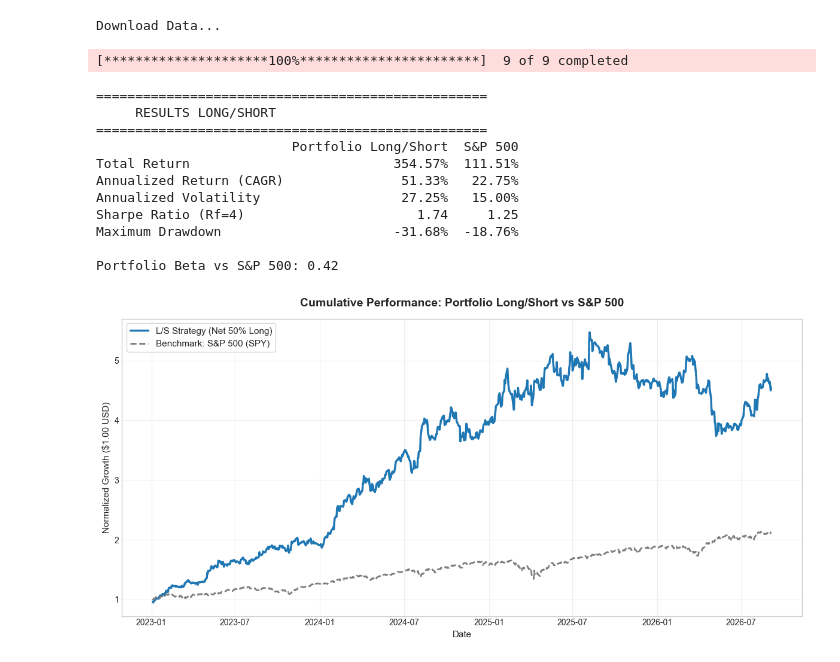
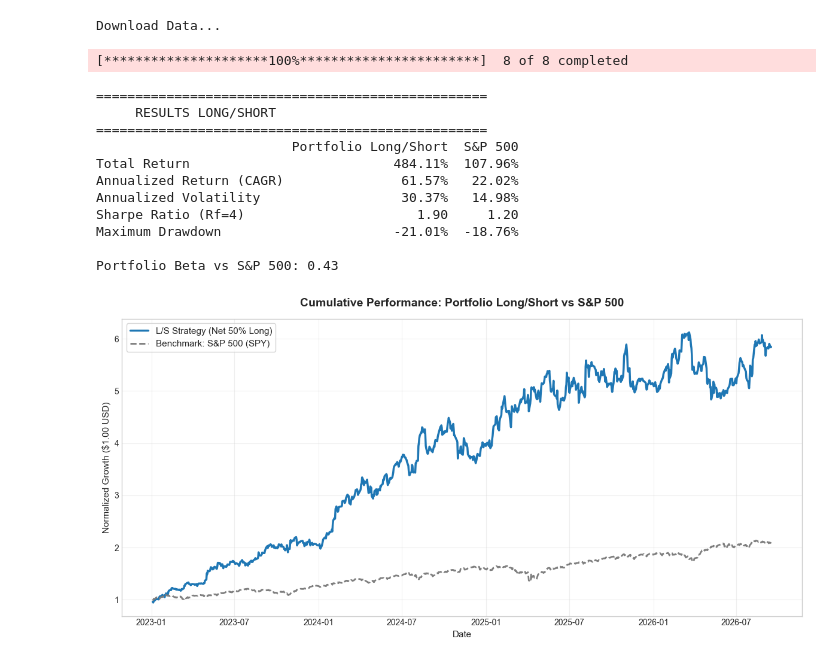
Before and after one commit to Jclycan98/Equity-Research, a Jupyter notebook: Strategy_1/script.ipynb, the cells around one changed output. Cells and saved outputs as stored; diff of their text form; code cells hidden in the pictures.

```diff
--- a/Strategy_1/script.ipynb
+++ b/Strategy_1/script.ipynb
@@ -6,21 +6,20 @@ import numpy as np
 
 
 long_tickers = ['AMZN', 'ANET', 'SPOT', 'UBER']
-short_tickers = ['INTC', 'CHGG', 'SNAP', 'PTON']
+short_tickers = ['CHGG', 'SNAP', 'PTON']
 benchmark_ticker = 'SPY'
 
 all_tickers = long_tickers + short_tickers + [benchmark_ticker]
 
-# Ponderaciones (100% Long / -50% Short)
+# Ponderaciones 100% Long (25% c/u) / -50% Short (-16.67% c/u)
 weights = {
     'AMZN': 0.25,
     'ANET': 0.25,
     'SPOT': 0.25,
     'UBER': 0.25,
-    'INTC': -0.125,
-    'CHGG': -0.125,
-    'SNAP': -0.125,
-    'PTON': -0.125
+    'CHGG': -0.50/3, #-16.67%
+    'SNAP': -0.50/3,
+    'PTON': -0.50/3
 }
 
 start_date = '2023-01-01' # Backtest 3 years
@@ -71,38 +70,38 @@ metrics_df = pd.DataFrame({
     'S&P 500': calculate_metrics(benchmark_daily_returns, benchmark_cum_returns)
 })
 
 print("\n" + "="*50)
 print("     RESULTS LONG/SHORT")
 print("="*50)
 print(metrics_df)
 print(f"\nPortfolio Beta vs S&P 500: {portfolio_beta:.2f}")
 
 plt.style.use('seaborn-v0_8-whitegrid' if 'seaborn-v0_8-whitegrid' in plt.style.available else 'default')
 plt.figure(figsize=(12, 6))
 
 plt.plot(portfolio_cum_returns.index, portfolio_cum_returns, label='L/S Strategy (Net 50% Long)', color='#1f77b4', linewidth=2.5)
 plt.plot(benchmark_cum_returns.index, benchmark_cum_returns, label='Benchmark: S&P 500 (SPY)', color='#7f7f7f', linestyle='--', linewidth=2)
 
 plt.title('Cumulative Performance: Portfolio Long/Short vs S&P 500', fontsize=14, fontweight='bold', pad=15)
 plt.xlabel('Date', fontsize=11)
 plt.ylabel('Normalized Growth ($1.00 USD)', fontsize=11)
 plt.legend(loc='upper left', fontsize=11, frameon=True)
 plt.grid(True, alpha=0.3)
 plt.tight_layout()
 
 plt.show()
 # %% [output]
 Download Data...
-[*********************100%***********************]  9 of 9 completed
+[*********************100%***********************]  8 of 8 completed
 ==================================================
      RESULTS LONG/SHORT
 ==================================================
                          Portfolio Long/Short  S&P 500
-Total Return                          354.57%  111.51%
-Annualized Return (CAGR)               51.33%   22.75%
-Annualized Volatility                  27.25%   15.00%
-Sharpe Ratio (Rf=4)                      1.74     1.25
-Maximum Drawdown                      -31.68%  -18.76%
+Total Return                          484.11%  107.96%
+Annualized Return (CAGR)               61.57%   22.02%
+Annualized Volatility                  30.37%   14.98%
+Sharpe Ratio (Rf=4)                      1.90     1.20
+Maximum Drawdown                      -21.01%  -18.76%
 
-Portfolio Beta vs S&P 500: 0.42
+Portfolio Beta vs S&P 500: 0.43
-[figure, old version]
+[figure, new version]
```
Also changed, not shown: 4 other files.
